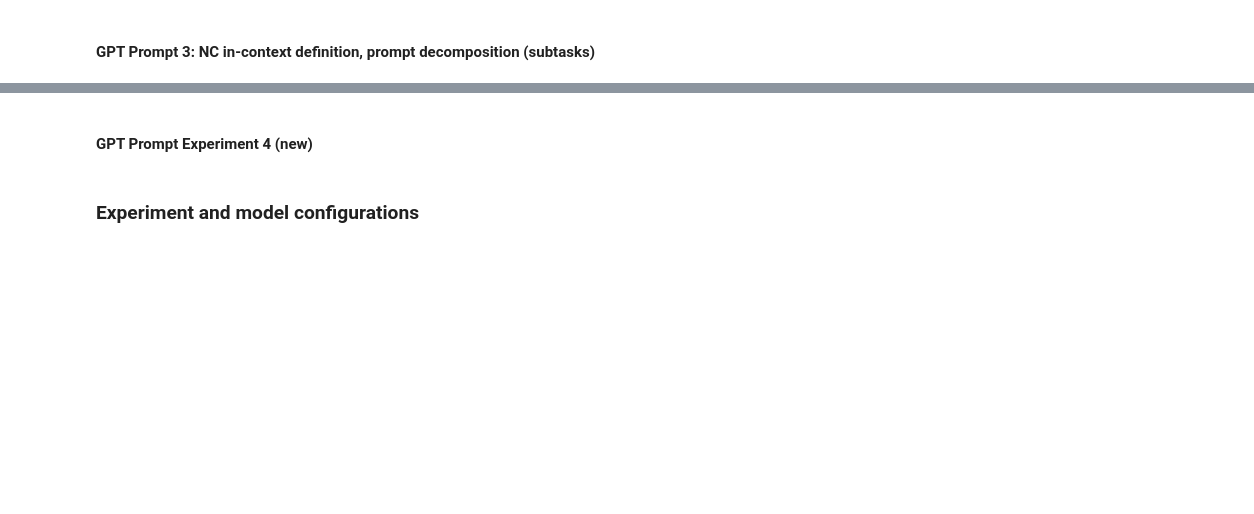
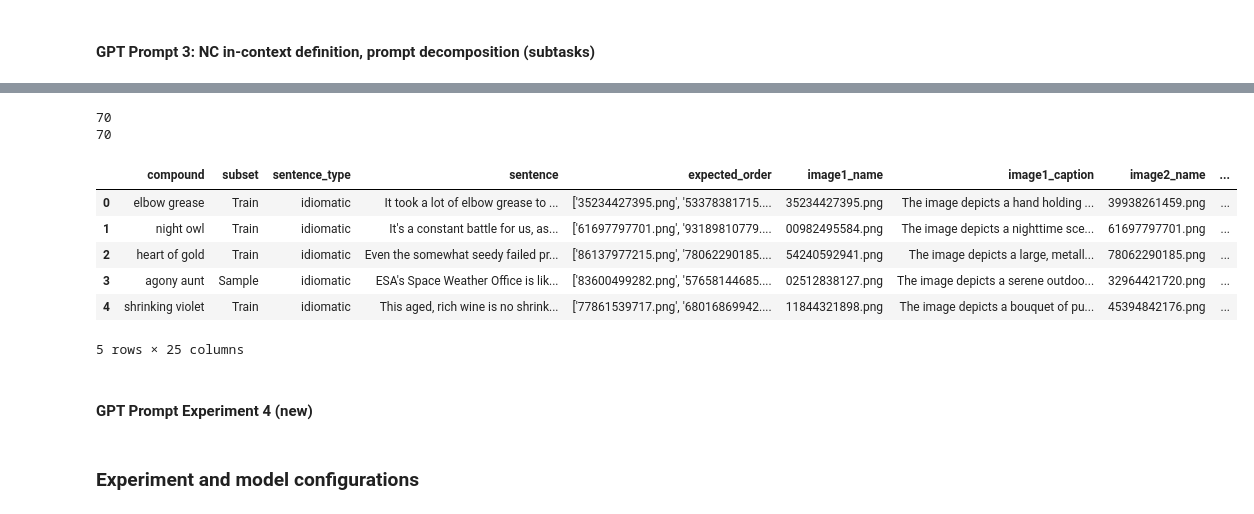
Before and after one commit to azernik/semeval_2025_task1, a Jupyter notebook: admire_experiments_v2.ipynb, the cells around one changed output, grey strips where cells are left out. Drawn from its saved outputs; the diff is of its cells as text; code cells hidden in the pictures; blank space fills up the shorter version.

```diff
--- a/admire_experiments_v2.ipynb
+++ b/admire_experiments_v2.ipynb
@@ -669,0 +780,13 @@ df[['compound', 'sentence_type', 'sentence', 'gpt_prompt_1_resp', 'gpt_prompt_2_
+# %%
+df['gpt_prompt_3_with_sentence_for_literal'] = df.apply(
+    lambda row: row['gpt_prompt_3_resp'] if row['sentence_type'] == 'literal' else row['compound'],
+    axis=1
+)
+# %%
+df_sentence_type_preds = pd.read_csv('sentence_type_predictions.csv')
+# %%
+print(len(df_sentence_type_preds))
+print(len(df))
+# %% [output]
+70
+70
@@ -670,3 +799,13 @@ df[['compound', 'sentence_type', 'sentence', 'gpt_prompt_1_resp', 'gpt_prompt_2_
+# %%
+df.head()
+# %% [output]
+|  | compound | subset | sentence_type | sentence | expected_order | image1_name | image1_caption | image2_name | ... |
+| 0 | elbow grease | Train | idiomatic | It took a lot of elbow grease to ... | ['35234427395.png', '53378381715.... | 35234427395.png | The image depicts a hand holding ... | 39938261459.png | ... |
+| 1 | night owl | Train | idiomatic | It's a constant battle for us, as... | ['61697797701.png', '93189810779.... | 00982495584.png | The image depicts a nighttime sce... | 61697797701.png | ... |
+| 2 | heart of gold | Train | idiomatic | Even the somewhat seedy failed pr... | ['86137977215.png', '78062290185.... | 54240592941.png | The image depicts a large, metall... | 78062290185.png | ... |
+| 3 | agony aunt | Sample | idiomatic | ESA's Space Weather Office is lik... | ['83600499282.png', '57658144685.... | 02512838127.png | The image depicts a serene outdoo... | 32964421720.png | ... |
+| 4 | shrinking violet | Train | idiomatic | This aged, rich wine is no shrink... | ['77861539717.png', '68016869942.... | 11844321898.png | The image depicts a bouquet of pu... | 45394842176.png | ... |
+5 rows × 25 columns
 # %% [markdown]
 #### GPT Prompt Experiment 4 (new)
 # %%
```
Also changed, not shown: parts of 25 cells of this notebook.
